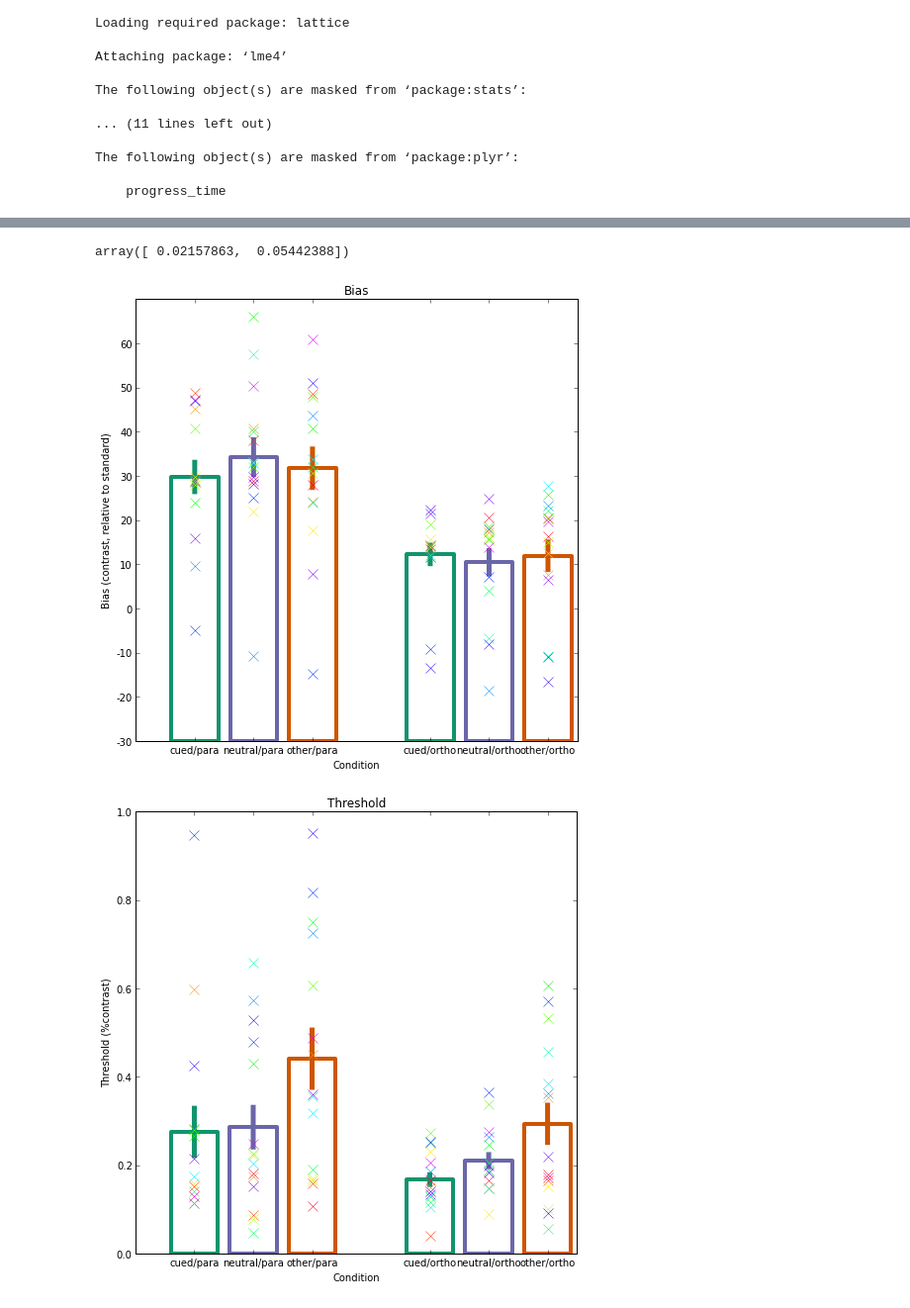
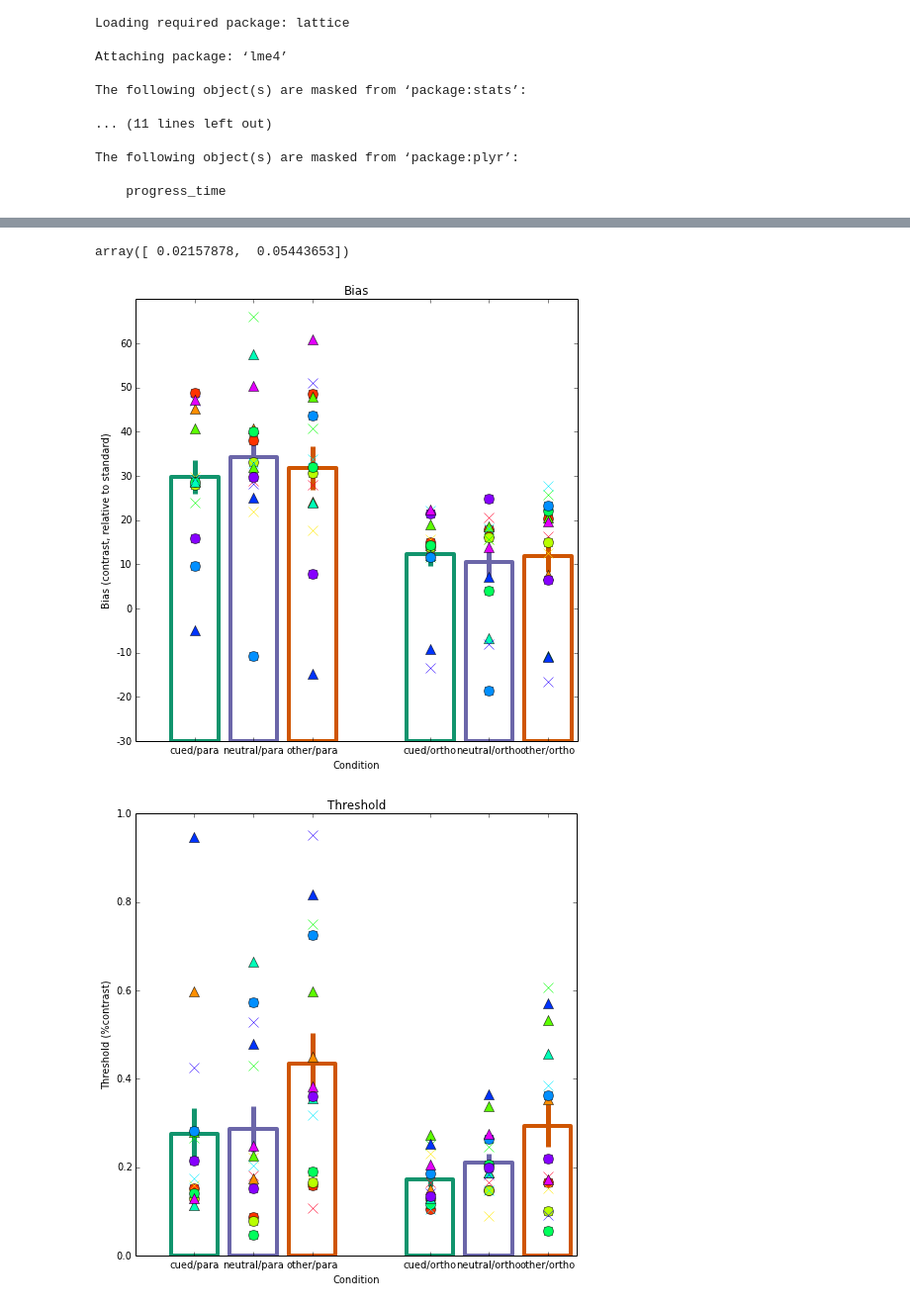
Before and after one commit to arokem/att_ss, a Jupyter notebook: GroupAnalysis.ipynb, the cells around one changed output, grey strips where cells are left out. Shown at 99% size. Cells and saved outputs as stored; diff of their text form; code cells hidden in the pictures.

```diff
--- a/GroupAnalysis.ipynb
+++ b/GroupAnalysis.ipynb
@@ -47,8 +47,7 @@ df1, df2 = tools.get_df(17,
           boots=1,
 		  exclude=[13,8],
 		  cue_conds=cue_conds,
-	      fit_func=fit_func,
-            )
+	      fit_func=fit_func)
 
 n_subjects = len(df1.columns)
 # %% [output]
@@ -130,9 +129,21 @@ for ori_idx, ori in enumerate([(0,90),(0,0),(90,0),(90,90)]):
     ax = axes.ravel()[ori_idx]
 
     for cue_idx, cue_cond in enumerate(cue_conds):
-        ax.errorbar(np.mean(np.array(x[cue_cond]), 0),
-                    np.mean(np.array(y[cue_cond]), 0),
-                    yerr=stats.sem(np.array(y[cue_cond]), 0),
+        x_for_eb = []
+        for a in x[cue_cond]:
+            if len(a)>len(x_for_eb):
+                x_for_eb = a
+
+        y_for_eb = np.ones((len(df1.columns), len(x_for_eb))) * np.nan
+        for ii, b in enumerate(y[cue_cond]):
+            for jj, yy in enumerate(b):
+                y_for_eb[ii, np.where(x_for_eb==x[cue_cond][ii][jj])] = yy
+
+        y_for_eb = stats.nanmean(np.array(y_for_eb), 0)
+        yerr = stats.sem(y_for_eb, 0)
+        ax.errorbar(x_for_eb,
+                    y_for_eb,
+                    yerr=yerr,
                     ls='None',
                     marker='o',
             color=colors[cue_cond])
@@ -251,6 +262,7 @@ cNorm  = co.Normalize(vmin=0, vmax=n_subjects)
 scalarMap = cm.ScalarMappable(norm=cNorm, cmap=matplotlib.cm.gist_rainbow)
 sub_colors = scalarMap.to_rgba(range(n_subjects))
 
+sub_markers = ['x', 'o', '^'] * (n_subjects/3)
 titles = ['Bias', 'Sensitivity']
 ori_labels = ['parallel', 'orthogonal']
 
@@ -294,7 +306,8 @@ for title_idx, plot_this in enumerate([bias, sens]):
                 a.set_yticklabels([''])
 
             for sub_idx in range(n_subjects):
-                a.plot(plot_this[ori][cue_cond][sub_idx], plot_this[ori][cue_cond][sub_idx + n_subjects], 'o', color=sub_colors[sub_idx])
+                a.plot(plot_this[ori][cue_cond][sub_idx], plot_this[ori][cue_cond][sub_idx + n_subjects],
+                        marker=sub_markers[sub_idx], color=sub_colors[sub_idx])
 
 
     fig.savefig(path_to_files + 'figures/%s_reliability.svg'%titles[title_idx])
@@ -325,7 +338,7 @@ Quantity: Sensitivity, relative orientation:90 cue condition: other F_(1,14)=6.1
 # %%
 np.var(table,1)
 # %% [output]
-array([ 0.02157863,  0.05442388])
+array([ 0.02157878,  0.05443653])
 # %%
 # Plot the mean and single-subject data for each condition (now averaging over horizontal/vertical center)
 
@@ -354,11 +367,12 @@ for sub_idx in range(n_subjects):
             cond_sens[ii].append(this_sens)
             ii += 1
 
-    ax_bias.plot(x, sub_bias, 'x', color=sub_colors[sub_idx], markersize=10)
-    ax_sens.plot(x, sub_sens, 'x', color=sub_colors[sub_idx], markersize=10)
+    ax_bias.plot(x, sub_bias, marker=sub_markers[sub_idx], color=sub_colors[sub_idx], markersize=10, linewidth=0)
+    ax_sens.plot(x, sub_sens, marker=sub_markers[sub_idx], color=sub_colors[sub_idx], markersize=10, linewidth=0)
 
 
 mean_bias = np.mean(cond_bias, -1)
+
 sem_bias = stats.sem(cond_bias, -1)
 
 ax_bias.bar(np.array(x[:2])-0.4, mean_bias[:2], edgecolor=colors[this_cue_conds[0]], color=[0,0,0,0], yerr=sem_bias[:2], linewidth=4,
@@ -388,34 +402,34 @@ ax_bias.set_yticks(yticker)
 ax_bias.set_yticklabels(['%s'%int(thistick*100-30) for thistick in yticker])
 
 mean_sens = np.mean(cond_sens,-1)
 sem_sens = stats.sem(cond_sens, -1)
 
 ax_sens.bar(np.array(x[:2])-0.4, mean_sens[:2], edgecolor=colors[this_cue_conds[0]], color=[0,0,0,0], yerr=sem_sens[:2], linewidth=4,
             error_kw=dict(capsize=0, linewidth=5, ecolor=colors[this_cue_conds[0]]))#, marker='o', markersize=10)
 
 ax_sens.bar(np.array(x[2:4])-0.4, mean_sens[2:4], edgecolor=colors[this_cue_conds[1]], color=[0,0,0,0], yerr=sem_sens[2:4], linewidth=4,
             error_kw=dict(capsize=0, linewidth=5, ecolor=colors[this_cue_conds[1]]))#, marker='o', markersize=10)
 
 ax_sens.bar(np.array(x[4:])-0.4, mean_sens[4:], edgecolor=colors[this_cue_conds[2]], color=[0,0,0,0], yerr=sem_sens[4:], linewidth=4,
             error_kw=dict(capsize=0, linewidth=5, ecolor=colors[this_cue_conds[2]]))#, marker='o', markersize=10)
 
 #ax_sens.errorbar(x, np.mean(cond_sens,-1), yerr=stats.sem(cond_sens, -1), linestyle='none', color='k')
 
 ax_sens.set_xticks(x)
 ax_sens.set_xticklabels(['%s/para'%this_cue_conds[0],
                          '%s/ortho'%this_cue_conds[0],
                          '%s/para'%this_cue_conds[1],
                          '%s/ortho'%this_cue_conds[1],
                          '%s/para'%this_cue_conds[2],
                          '%s/ortho'%this_cue_conds[2]])
 
 ax_sens.set_xlim([-1.0,6.5])
 ax_sens.set_xlabel('Condition')
 ax_sens.set_ylabel(r'Threshold (%contrast)')
 ax_sens.set_title('Threshold')
 
-fig_bias.savefig(path_to_files + 'figures/bias.svg')
-fig_sens.savefig(path_to_files + 'figures/threshold.svg')
+fig_bias.savefig(path_to_files + 'figures/bias.png')
+fig_sens.savefig(path_to_files + 'figures/threshold.png')
 # %% [output]
-[figure, old version]
+[figure, new version]
-[figure, old version]
+[figure, new version]
```
Also changed, not shown: parts of 33 cells of this notebook, 1 other file.
